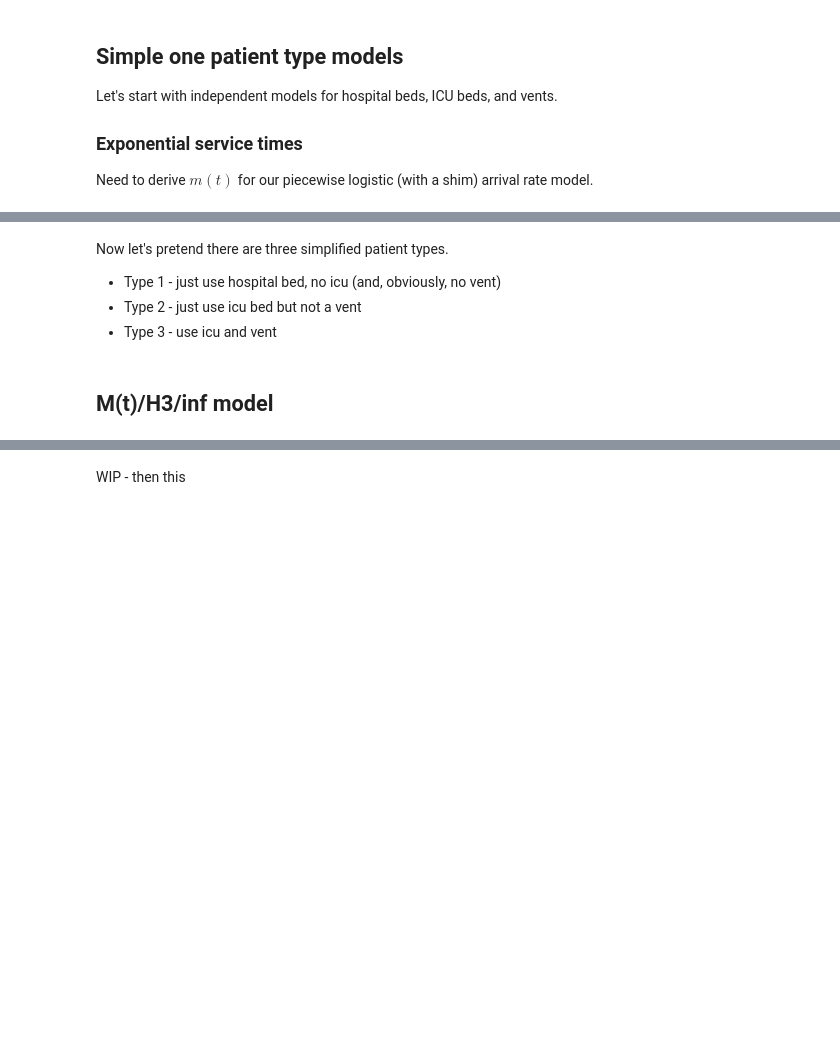
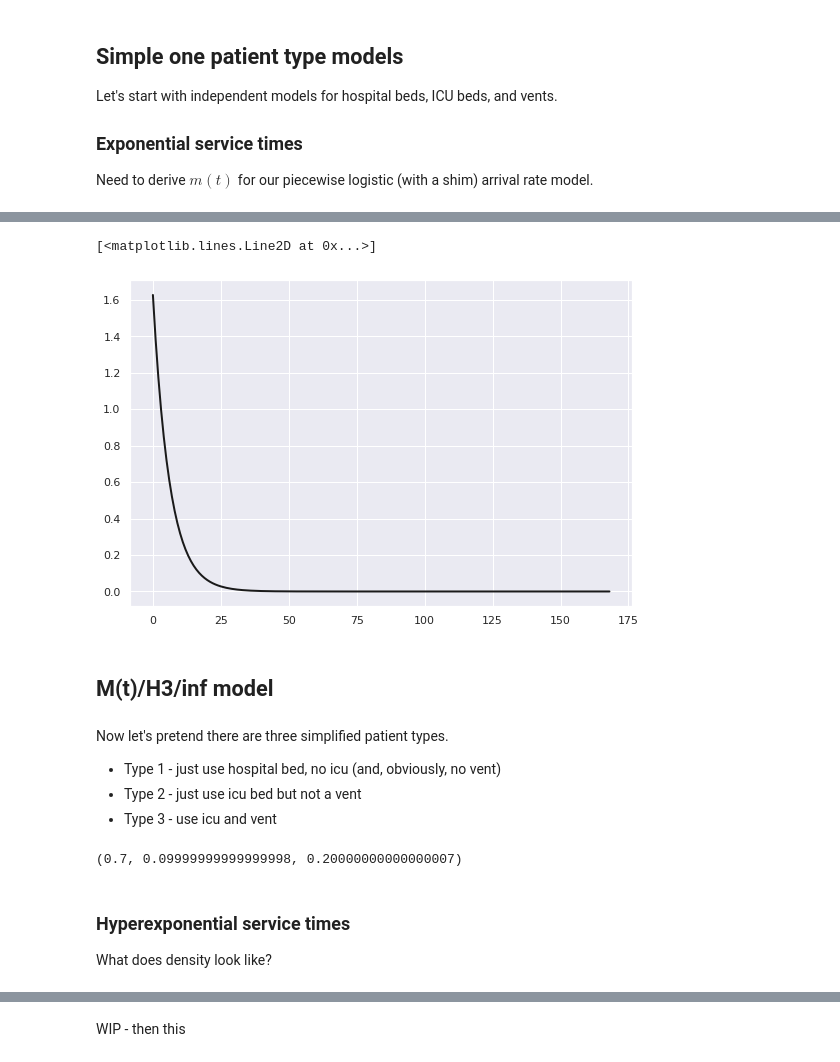
Before and after one commit to misken/c19, a Jupyter notebook: mychime/modeling/chime_flow_resources_p2.ipynb, the cells around one changed output, grey strips where cells are left out. Saved outputs shown, nothing was run; the diff lists cells and outputs as text; code cells hidden in the pictures; blank space fills up the shorter version.

```diff
--- a/mychime/modeling/chime_flow_resources_p2.ipynb
+++ b/mychime/modeling/chime_flow_resources_p2.ipynb
@@ -547,8 +659,21 @@ Need to derive $m(t)$ for our piecewise logistic (with a shim) arrival rate mode
+# %%
+fig, ax = plt.subplots(1, 1)
+ax.plot(x, rv1.pdf(x), 'k-', lw=2, label='frozen pdf')
+# %% [output]
+[<matplotlib.lines.Line2D at 0x...>]
+[figure, added]
+# %% [markdown]
+## M(t)/H3/inf model
 # %% [markdown]
 Now let's pretend there are three simplified patient types.
 
 * Type 1 - just use hospital bed, no icu (and, obviously, no vent)
 * Type 2 - just use icu bed but not a vent
 * Type 3 - use icu and vent
-# %% [markdown]
-## M(t)/H3/inf model
+# %%
+p1 = 1.0 - pct_hosp_w_icu
+p2 = (1.0 - pct_icu_w_vent) * pct_hosp_w_icu
+p3 = 1.0 - p1 - p2
+(p1, p2, p3)
+# %% [output]
+(0.7, 0.09999999999999998, 0.20000000000000007)
@@ -554,0 +684,3 @@ Now let's pretend there are three simplified patient types.
+# %% [markdown]
+### Hyperexponential service times
+What does density look like?
```
Also changed, not shown: parts of 35 cells of this notebook, 1 other file.
